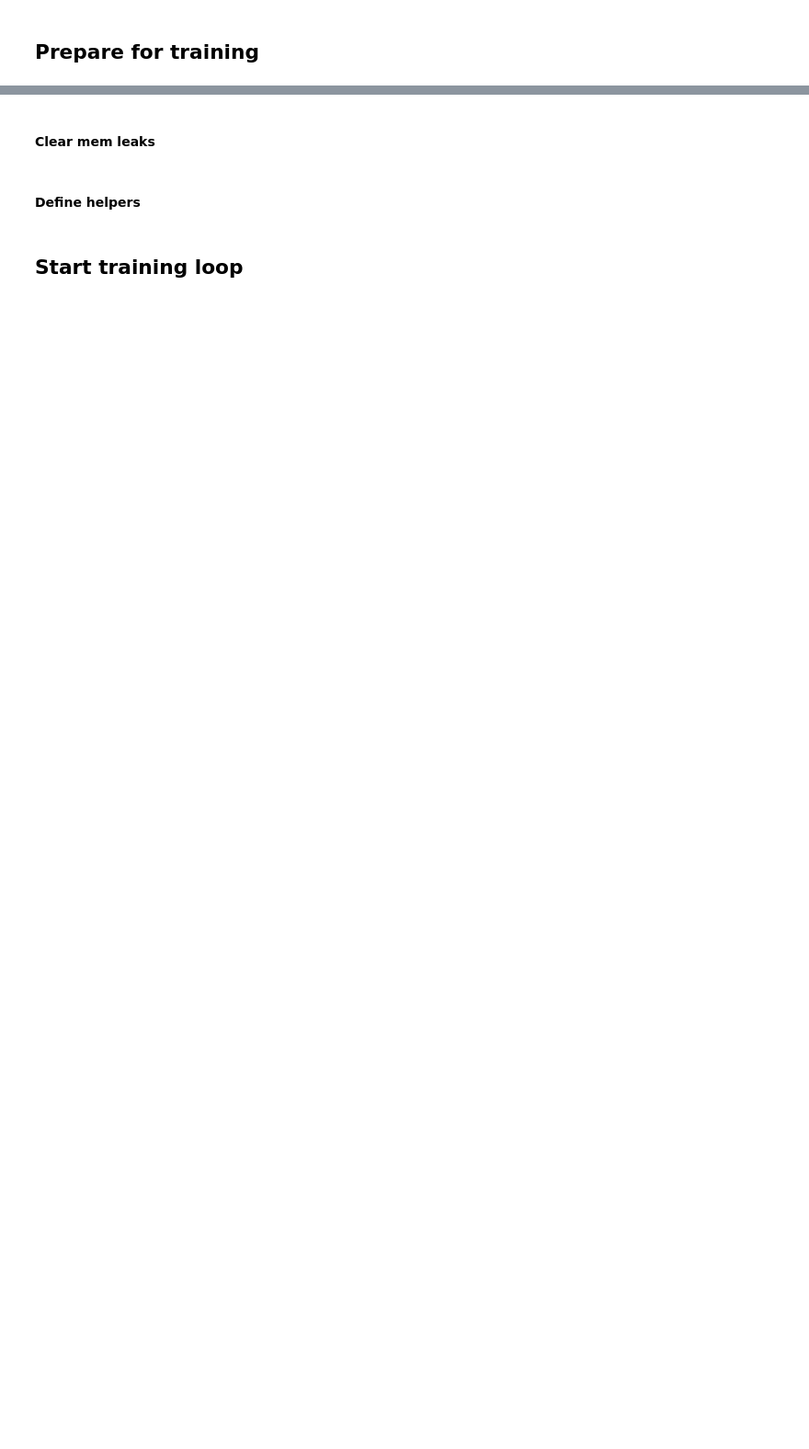
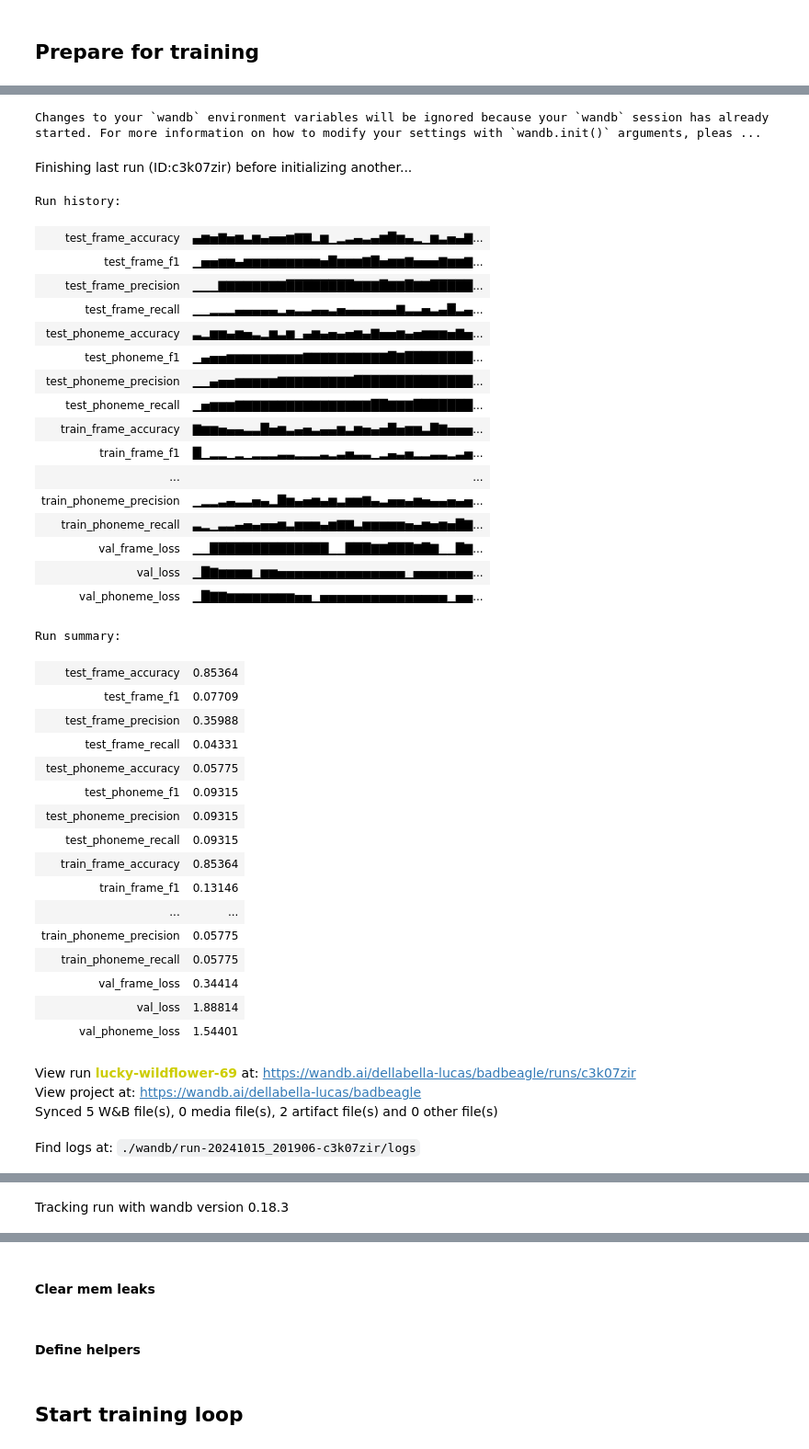
Before and after one commit to lucasdellabella/badbeagle-jupyter, a Jupyter notebook: 00_wav2vec2-timit-finetune.ipynb, the cells around one changed output, grey strips where cells are left out. Shown at 92% size. Drawn from its saved outputs; the diff is of its cells as text; code cells hidden in the pictures; blank space fills up the shorter version.

```diff
--- a/00_wav2vec2-timit-finetune.ipynb
+++ b/00_wav2vec2-timit-finetune.ipynb
@@ -302,0 +425,61 @@ You should probably TRAIN this model on a down-stream task to be able to use it
+# %%
+from config import NUM_PHONEMES
+from modeling import Wav2Vec2ForPhonemeAndFramePrediction
+from transformers import AdamW, get_linear_schedule_with_warmup
+
+run_config = {
+        "learning_rate": 2e-4,
+        "epochs": 10,
+        "architecture": "WAV2VEC Finetune",
+        "dataset": "TIMIT",
+    }
+run = wandb.init(
+    # Set the project where this run will be logged
+    project="badbeagle",
+    # Track hyperparameters and run metadata
+    config=run_config,
+)
+model = Wav2Vec2ForPhonemeAndFramePrediction(num_phonemes=NUM_PHONEMES, freeze_feature_encoder=True)
+optimizer = AdamW(model.parameters(), lr=run_config['learning_rate'])
+model.to(device);
+# %% [output]
+Changes to your `wandb` environment variables will be ignored because your `wandb` session has already started. For more information on how to modify your settings with `wandb.init()` arguments, pleas ...
+Finishing last run (ID:c3k07zir) before initializing another...
+Run history:
+| test_frame_accuracy | ▄▆▅▇▅▆▃▆▄▅▅▆▇▇▂▆▁▂▃▄▃▄▆█▆▄▂▁▆▃▅▄▇... |
+| test_frame_f1 | ▁▅▅▆▆▄▆▆▆▆▆▆▆▆▆▅█▆▆▆▇█▅▆▆▇▅▅▅▇▆▆▇... |
+| test_frame_precision | ▁▁▁▇▇▇▇▇▇▇▇████████▇▇▇█▇▇█▇▇█████... |
+| test_frame_recall | ▁▁▂▂▂▄▄▄▄▄▂▄▃▃▄▄▃▅▄▄▄▄▄▄▇▃▃▅▃▄█▃▄... |
+| test_phoneme_accuracy | ▃▂▆▆▄▆▅▃▂▆▃▆▁▄▆▄▅▄▅▆▄▇▅▅▆▄▅▆▆▆▅▇▅... |
+| test_phoneme_f1 | ▁▄▅▅▆▆▆▆▆▆▆▆▆▇▇▇▇▇▇▇▇▇▇█▇████████... |
+| test_phoneme_precision | ▁▁▄▅▅▆▆▆▆▆▇▇▇▇▇▇▇▇▇██████████████... |
+| test_phoneme_recall | ▁▅▆▆▆▇▇▇▇▇▇▇▇▇▇▇▇▇▇▇▇██▇▇▇███████... |
+| train_frame_accuracy | ▇▆▆▅▄▄▃▃█▅▆▃▄▅▃▄▄▆▃▆▅▄▅█▅▆▆▃█▇▅▅▅... |
+| train_frame_f1 | █▁▂▂▁▂▁▂▂▂▃▃▂▂▂▃▂▃▅▃▃▁▂▄▃▅▂▂▃▃▂▃▅... |
+| ... | ... |
+| train_phoneme_precision | ▁▂▂▃▄▃▃▅▄▂█▆▄▅▆▄▆▃▆▆▇▄▃▅▅▄▆▅▄▄▅▄▅... |
+| train_phoneme_recall | ▃▂▁▃▃▄▅▄▅▅▆▃▆▆▆▄▆▇▇▃▆▆▆▆▆▅▄▆▅▆▅█▇... |
+| val_frame_loss | ▁▁██████████████▁▁███▇▇███▇█▇▁▁█▇... |
+| val_loss | ▁█▇▆▆▆▆▁▆▆▅▅▅▅▅▅▅▅▅▅▅▅▅▅▅▁▅▅▅▅▅▅▅... |
+| val_phoneme_loss | ▁█▇▇▆▆▆▆▆▆▆▆▅▅▁▅▅▅▅▅▅▅▅▅▅▅▅▅▅▅▁▅▅... |
+Run summary:
+| test_frame_accuracy | 0.85364 |
+| test_frame_f1 | 0.07709 |
+| test_frame_precision | 0.35988 |
+| test_frame_recall | 0.04331 |
+| test_phoneme_accuracy | 0.05775 |
+| test_phoneme_f1 | 0.09315 |
+| test_phoneme_precision | 0.09315 |
+| test_phoneme_recall | 0.09315 |
+| train_frame_accuracy | 0.85364 |
+| train_frame_f1 | 0.13146 |
+| ... | ... |
+| train_phoneme_precision | 0.05775 |
+| train_phoneme_recall | 0.05775 |
+| val_frame_loss | 0.34414 |
+| val_loss | 1.88814 |
+| val_phoneme_loss | 1.54401 |
+View run lucky-wildflower-69 at: https://wandb.ai/dellabella-lucas/badbeagle/runs/c3k07zir
+View project at: https://wandb.ai/dellabella-lucas/badbeagle
+Synced 5 W&B file(s), 0 media file(s), 2 artifact file(s) and 0 other file(s)
+Find logs at: ./wandb/run-20241015_201906-c3k07zir/logs
@@ -302,0 +487 @@ You should probably TRAIN this model on a down-stream task to be able to use it
+Tracking run with wandb version 0.18.3
```
Also changed, not shown: parts of 23 cells of this notebook, 5 other files.
